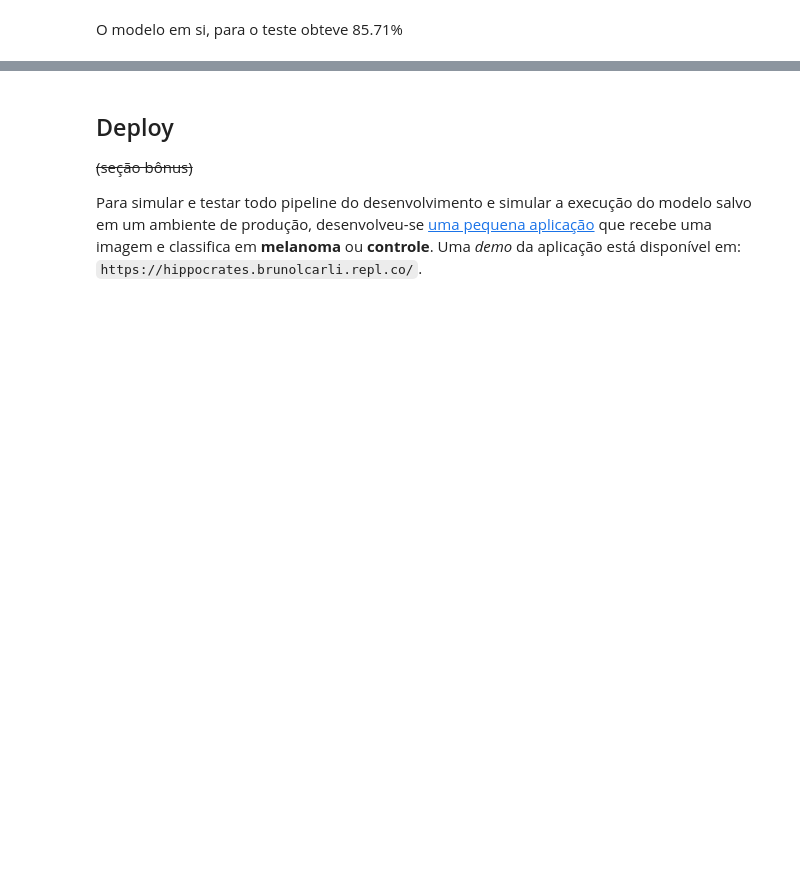
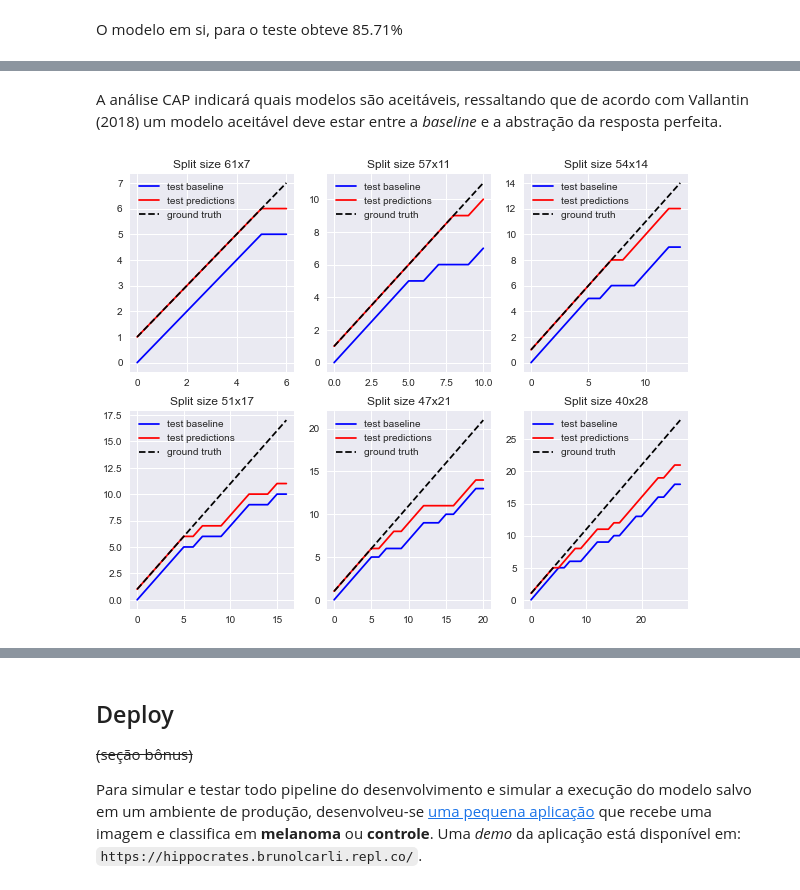
Before and after one commit to brunolcarli/IPythonNotebooks, a Jupyter notebook: IAUFPR/ComputerVision/cv_melanoma_brunolcarliIAUFPR_1.ipynb, the cells around one changed output, grey strips where cells are left out. Drawn from its saved outputs; the diff is of its cells as text; code cells hidden in the pictures; blank space fills up the shorter version.

```diff
--- a/IAUFPR/ComputerVision/cv_melanoma_brunolcarliIAUFPR_1.ipynb
+++ b/IAUFPR/ComputerVision/cv_melanoma_brunolcarliIAUFPR_1.ipynb
@@ -796,18 +704,0 @@ A análise CAP indicará quais modelos são aceitáveis, ressaltando que de acor
-# %%
-# test model cap comparisons
-fig, axs = plt.subplots(2, 3)
-fig.set_size_inches(10, 8)
-
-for ax, k in zip(target_axs, results):
-    X_train, X_test, y_train, y_test = results[k]['train_test_set']
-    baseline = DummyClassifier(strategy='most_frequent')
-    baseline.fit(X_train, y_train)
-    baseline_tl = get_prediction_timeline(baseline, X_test, y_test)
-    model = results[k]['model']
-    model_tl = get_prediction_timeline(model, X_test, y_test)
-
-    axs[ax[0], ax[1]].plot(baseline_tl, label='test baseline', color='blue')
-    axs[ax[0], ax[1]].plot(model_tl, label='test predictions', color='red')
-    axs[ax[0], ax[1]].plot([i+1 for i, _ in enumerate(y_test)], label='ground truth', color='black', linestyle='dashed')
-    axs[ax[0], ax[1]].legend()
-    axs[ax[0], ax[1]].set_title(f'Split size {k}')
@@ -830,0 +882,22 @@ for ax, k in zip(target_axs, results):
+# %% [markdown]
+A análise CAP indicará quais modelos são aceitáveis, ressaltando que de acordo com Vallantin (2018) um modelo aceitável deve estar entre a *baseline* e a abstração da resposta perfeita.
+# %%
+# test model cap comparisons
+fig, axs = plt.subplots(2, 3)
+fig.set_size_inches(10, 8)
+
+for ax, k in zip(target_axs, results):
+    X_train, X_test, y_train, y_test = results[k]['train_test_set']
+    baseline = DummyClassifier(strategy='most_frequent')
+    baseline.fit(X_train, y_train)
+    baseline_tl = get_prediction_timeline(baseline, X_test, y_test)
+    model = results[k]['model']
+    model_tl = get_prediction_timeline(model, X_test, y_test)
+
+    axs[ax[0], ax[1]].plot(baseline_tl, label='test baseline', color='blue')
+    axs[ax[0], ax[1]].plot(model_tl, label='test predictions', color='red')
+    axs[ax[0], ax[1]].plot([(i+1) for i, _ in enumerate(y_test)], label='ground truth', color='black', linestyle='dashed')
+    axs[ax[0], ax[1]].legend()
+    axs[ax[0], ax[1]].set_title(f'Split size {k}')
+# %% [output]
+[figure, added]
```
Also changed, not shown: parts of 49 cells of this notebook.
